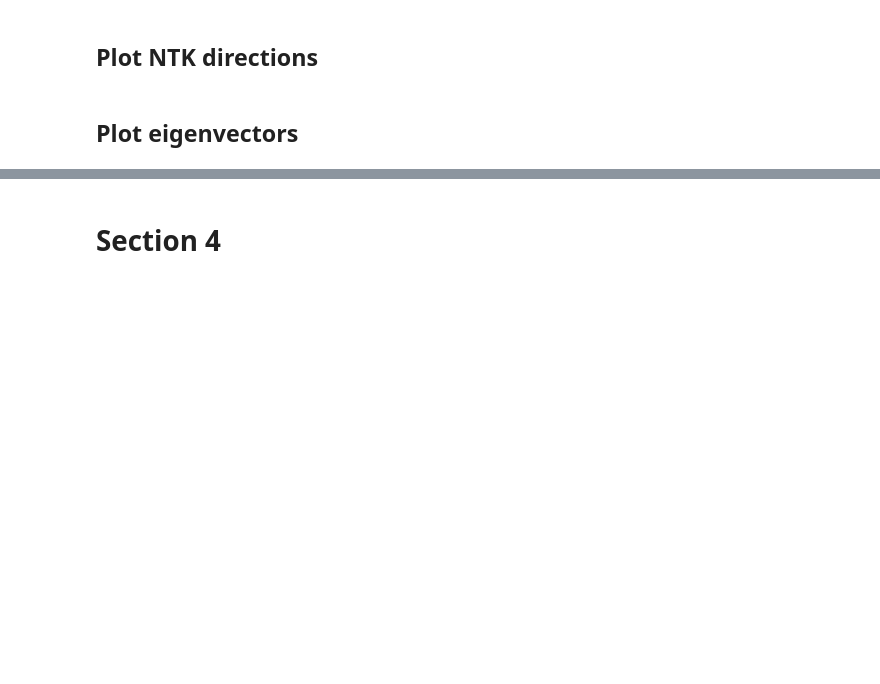
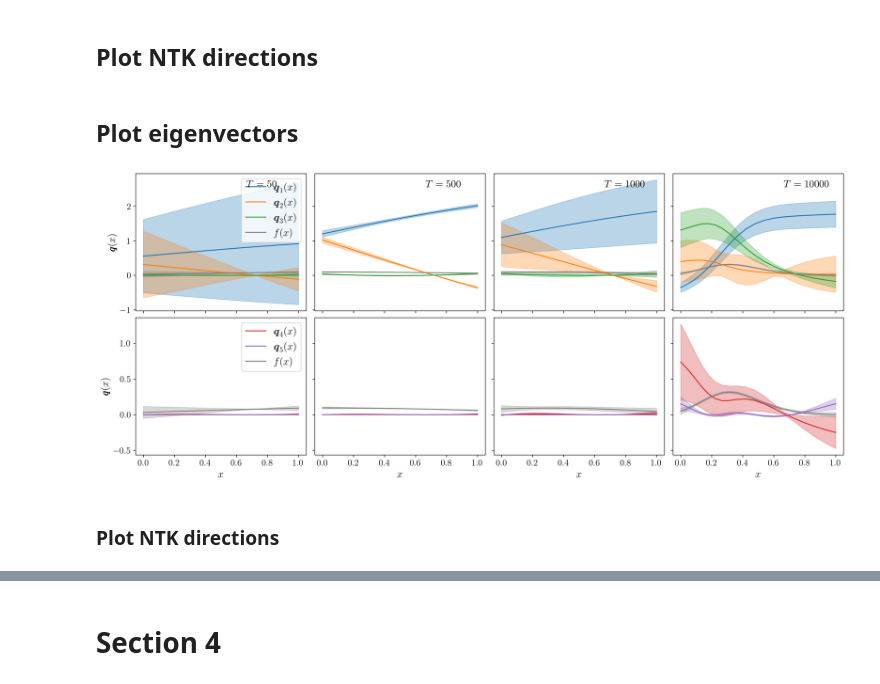
Before and after one commit to achiefa/DeepLearningTheory, a Jupyter notebook: notebooks/figs_for_paper.ipynb, the cells around one changed output, grey strips where cells are left out. Cells and saved outputs as stored; diff of their text form; code cells hidden in the pictures; blank space fills up the shorter version.

```diff
--- a/notebooks/figs_for_paper.ipynb
+++ b/notebooks/figs_for_paper.ipynb
@@ -635,40 +649,6 @@ ax.set_xscale("log")
 fig.savefig(THIS / f"section_3/ntk_alignment_fin_L2_2.pdf")
 # %% [markdown]
 ## Plot NTK directions
-# %%
-from yadlt.distribution  import Distribution
-from yadlt.utils import load_data
-
-def plot_Q_directions_custom(
-    context: FitContext,
-    ref_epoch: 0,
-    ranks: list[int],
-    colors: list[str],
-    **plot_kwargs,
-):
-    """Plot the vectors in Q, which are the combinations
-    of the NTK directions and the FK table."""
-    common_epochs = context.get_config("replicas", "common_epochs")
-    epoch_idx = -1 if ref_epoch == -1 else common_epochs.index(ref_epoch)
-    eigvecs_time = context.eigvecs_time
-
-    Z = eigvecs_time[epoch_idx]
-    fk_grid = context.load_fk_grid()
-
-    grids = []
-    for idx in ranks:
-        grid = Z.slice((slice(None), idx - 1))
-
-        grids.append(grid)
-
-    produce_plot(
-        fk_grid,
-        grids,
-        xlabel=r"$x$",
-        ylabel=r"$\pmb{q}$",
-        colors=colors,
-        **plot_kwargs,
-    )
 # %% [markdown]
 ## Plot eigenvectors
 # %%
@@ -843,32 +823,36 @@ for idx, epoch in enumerate(epochs):
         ref_epoch=epoch,
         ranks=[1,2,3],
         colors=["C0", "C1", "C2", "grey"],
         ax=axes[0, idx],
         labels=[r"$\boldsymbol{q}_1(x)$", r"$\boldsymbol{q}_2(x)$", r"$\boldsymbol{q}_3(x)$", "$f(x)$"],
         sign=sign
     )
     plot_Q_directions_custom(
         context,
         ref_epoch=epoch,
         ranks=[4, 5],
         colors=["C3", "C4", "grey"],
         ax=axes[1, idx],
         labels=[r"$\boldsymbol{q}_4(x)$", r"$\boldsymbol{q}_5(x)$", "$f(x)$"],
-        sign=sign
+        sign=sign,
     )
     axes[0, idx].text(0.65, 0.90, fr"$T={epoch}$", transform=axes[0, idx].transAxes, fontsize=16)
     axes[0, idx].set_xlabel(r"$x$", fontsize=16)
     axes[0, idx].set_ylabel(None)
     axes[1, idx].text(0.65, 0.90, fr"$T={epoch}$", transform=axes[0, idx].transAxes, fontsize=16)
     axes[1, idx].set_xlabel(r"$x$", fontsize=16)
     axes[1, idx].set_ylabel(None)
 
     if idx != 0:
         axes[0, idx].get_legend().remove()
         axes[1, idx].get_legend().remove()
     else:
         axes[0, idx].set_ylabel(r"$\pmb{q}(x)$", fontsize=16)
         axes[1, idx].set_ylabel(r"$\pmb{q}(x)$", fontsize=16)
 
 
-fig.savefig(THIS / "section_3/q_directions_sign.pdf", bbox_inches='tight')
+# fig.savefig(THIS / "section_3/q_directions_sign.pdf", bbox_inches='tight')
+# %% [output]
+[figure, added]
+# %% [markdown]
+### Plot NTK directions
```
Also changed, not shown: parts of 6 cells of this notebook, 22 other files.
